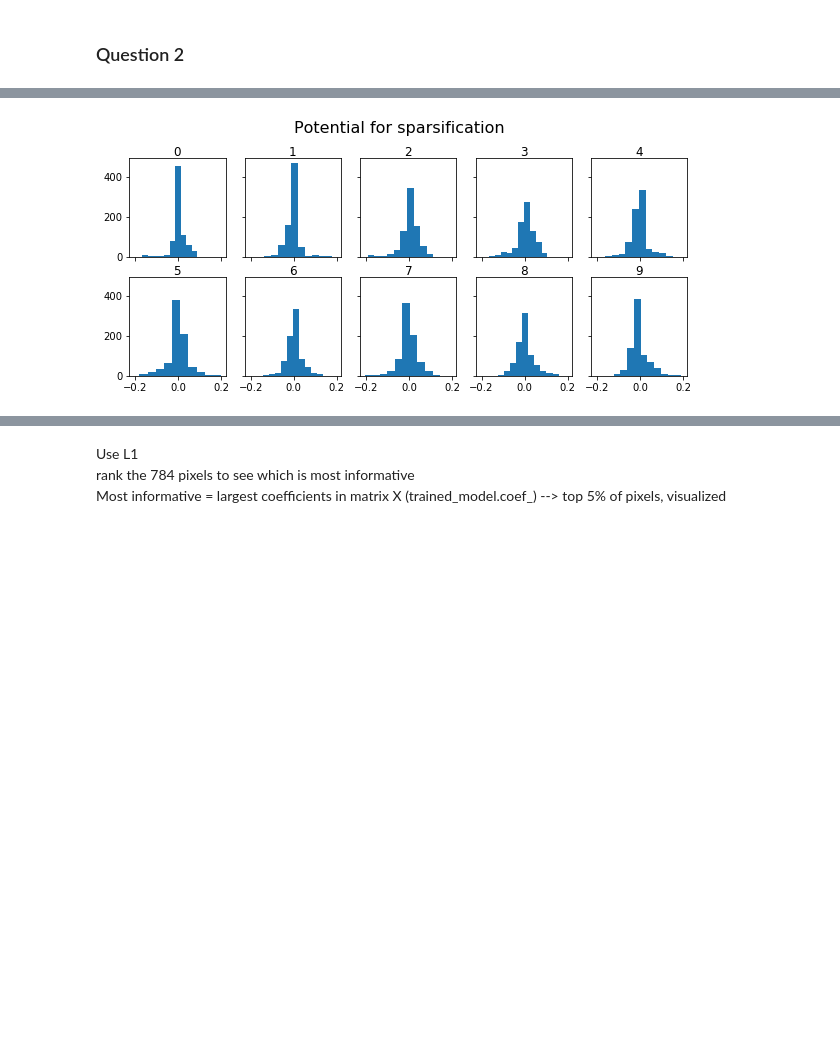
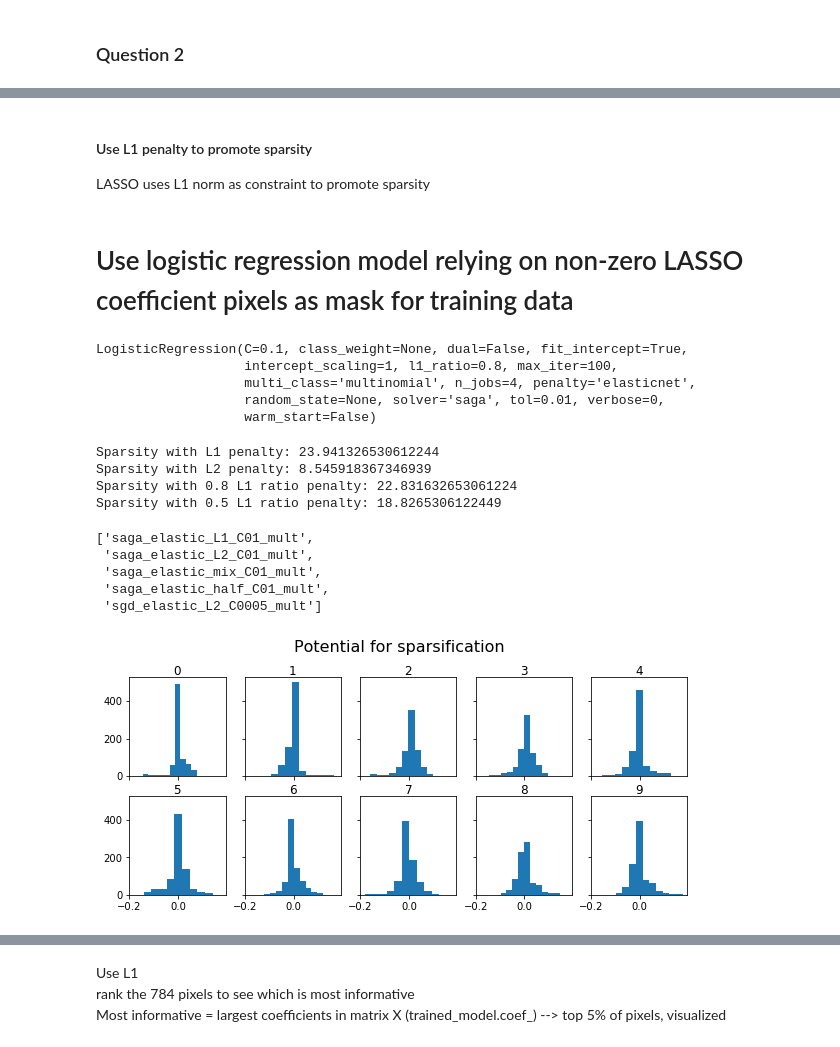
Before and after one commit to jmichellehu/ComplexSystems_AMATH563, a Jupyter notebook: AMATH563_hw1.ipynb, the cells around one changed output, grey strips where cells are left out. Drawn from its saved outputs; the diff is of its cells as text; code cells hidden in the pictures; blank space fills up the shorter version.

```diff
--- a/AMATH563_hw1.ipynb
+++ b/AMATH563_hw1.ipynb
@@ -227,0 +256,14 @@ Promote sparsity and rank which pixels are most informative for digit labelling
+# %% [markdown]
+#### Use L1 penalty to promote sparsity
+LASSO uses L1 norm as constraint to promote sparsity
+# %% [markdown]
+# Use logistic regression model relying on non-zero LASSO coefficient pixels as mask for training data
+# %%
+model = models[2]
+model
+# %% [output]
+LogisticRegression(C=0.1, class_weight=None, dual=False, fit_intercept=True,
+                   intercept_scaling=1, l1_ratio=0.8, max_iter=100,
+                   multi_class='multinomial', n_jobs=4, penalty='elasticnet',
+                   random_state=None, solver='saga', tol=0.01, verbose=0,
+                   warm_start=False)
@@ -227,0 +286,16 @@ Promote sparsity and rank which pixels are most informative for digit labelling
+# %%
+# Check sparsity of coefficients
+sparsity_L1 = np.mean(models[0].coef_ == 0)*100
+sparsity_L2 = np.mean(models[1].coef_ == 0)*100
+sparsity_mix = np.mean(models[2].coef_ == 0)*100
+sparsity_half = np.mean(models[3].coef_ == 0)*100
+
+print("Sparsity with L1 penalty:", sparsity_L1)
+print("Sparsity with L2 penalty:", sparsity_L2)
+print("Sparsity with 0.8 L1 ratio penalty:", sparsity_mix)
+print("Sparsity with 0.5 L1 ratio penalty:", sparsity_half)
+# %% [output]
+Sparsity with L1 penalty: 23.941326530612244
+Sparsity with L2 penalty: 8.545918367346939
+Sparsity with 0.8 L1 ratio penalty: 22.831632653061224
+Sparsity with 0.5 L1 ratio penalty: 18.8265306122449
@@ -228,5 +304,17 @@ Promote sparsity and rank which pixels are most informative for digit labelling
+# %%
+solver_names
+# %% [output]
+['saga_elastic_L1_C01_mult',
+ 'saga_elastic_L2_C01_mult',
+ 'saga_elastic_mix_C01_mult',
+ 'saga_elastic_half_C01_mult',
+ 'sgd_elastic_L2_C0005_mult']
+# %%
+m_index=2
+thisModel = models[m_index]
+coef=thisModel.coef_
 # %%
-hist_coef(trained_model)
+hist_coef(thisModel)
 # %% [output]
-[figure, old version]
+[figure, new version]
 # %%
```
Also changed, not shown: parts of 68 cells of this notebook.
